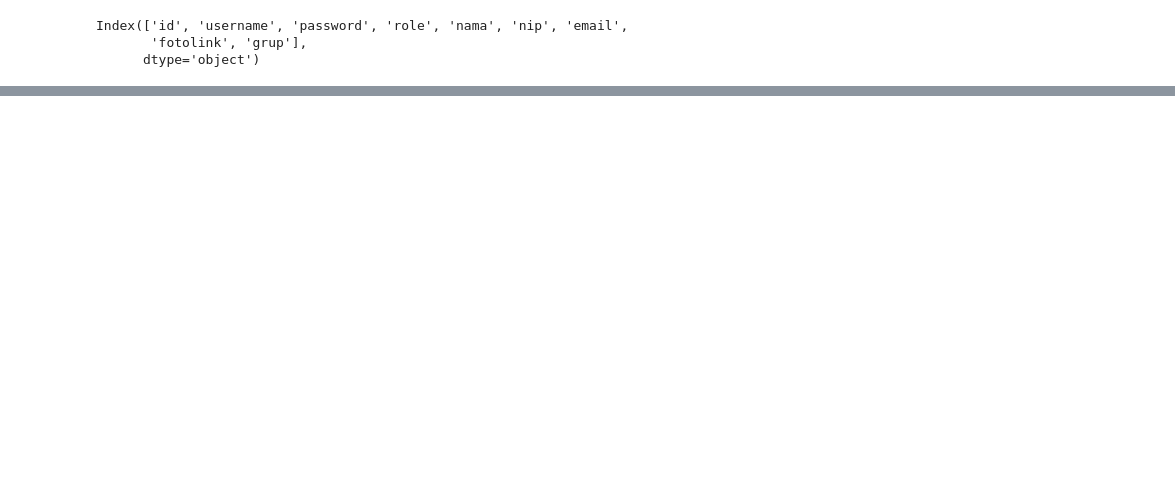
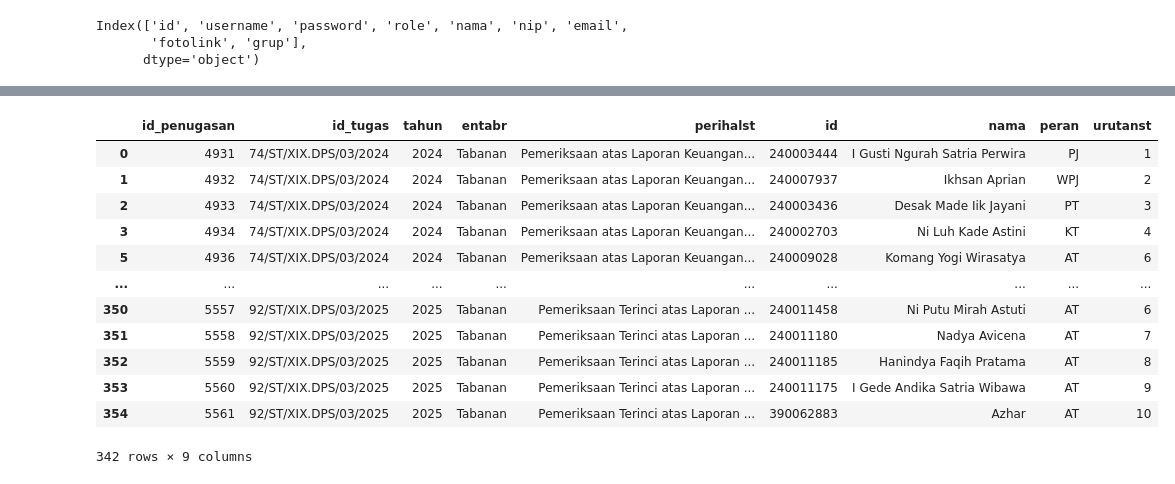
Before and after one commit to wiprada/awalokana_penilai_pemeriksa, a Jupyter notebook: backend/alat migrasi/migrasi_data_dari_db_satria.ipynb, the cells around one changed output, grey strips where cells are left out. Drawn from its saved outputs; the diff is of its cells as text; code cells hidden in the pictures; blank space fills up the shorter version.

```diff
--- a/backend/alat migrasi/migrasi_data_dari_db_satria.ipynb
+++ b/backend/alat migrasi/migrasi_data_dari_db_satria.ipynb
@@ -102,0 +49,7 @@ conn.commit()
+# %%
+# membaca tabel tugas yang harus dinilai
+df_tugas = pd.read_excel('../db_rik.xlsx', sheet_name='dinilai', dtype=str)
+df_personil = pd.read_excel('../db_rik.xlsx', sheet_name='tugas')
+# %%
+df_tugas_c = df_tugas[['id', 'thn', 'entabr', 'perihalst']].copy()
+df_tugas_c
@@ -102,0 +90,5 @@ conn.commit()
+# %%
+df_penugasan = pd.merge(df_tugas_c, df_personil, left_on='id', right_on='idst', how='left')
+df_penugasan = df_penugasan[['idst', 'id_y', 'thn', 'entabr', 'perihalst', 'nama', 'peranabr', 'urutanst']]
+df_penugasan.columns = ['id_tugas', 'id_penugasan', 'tahun', 'entabr', 'perihalst', 'nama', 'peran', 'urutanst']
+df_penugasan
@@ -102,0 +109,22 @@ conn.commit()
+# %%
+df_user_id = df_user[['id', 'nama']].copy()
+df_user_id
+
+df_penugasan_user = pd.merge(df_penugasan, df_user_id, left_on='nama', right_on='nama', how='left')
+df_penugasan_user.dropna(subset=['id'], inplace=True)
+df_penugasan_user = df_penugasan_user[['id_penugasan', 'id_tugas', 'tahun', 'entabr', 'perihalst','id', 'nama', 'peran', 'urutanst']]
+df_penugasan_user
+# %% [output]
+|  | id_penugasan | id_tugas | tahun | entabr | perihalst | id | nama | peran | urutanst |
+| 0 | 4931 | 74/ST/XIX.DPS/03/2024 | 2024 | Tabanan | Pemeriksaan atas Laporan Keuangan... | 240003444 | I Gusti Ngurah Satria Perwira | PJ | 1 |
+| 1 | 4932 | 74/ST/XIX.DPS/03/2024 | 2024 | Tabanan | Pemeriksaan atas Laporan Keuangan... | 240007937 | Ikhsan Aprian | WPJ | 2 |
+| 2 | 4933 | 74/ST/XIX.DPS/03/2024 | 2024 | Tabanan | Pemeriksaan atas Laporan Keuangan... | 240003436 | Desak Made Iik Jayani | PT | 3 |
+| 3 | 4934 | 74/ST/XIX.DPS/03/2024 | 2024 | Tabanan | Pemeriksaan atas Laporan Keuangan... | 240002703 | Ni Luh Kade Astini | KT | 4 |
+| 5 | 4936 | 74/ST/XIX.DPS/03/2024 | 2024 | Tabanan | Pemeriksaan atas Laporan Keuangan... | 240009028 | Komang Yogi Wirasatya | AT | 6 |
+| ... | ... | ... | ... | ... | ... | ... | ... | ... | ... |
+| 350 | 5557 | 92/ST/XIX.DPS/03/2025 | 2025 | Tabanan | Pemeriksaan Terinci atas Laporan ... | 240011458 | Ni Putu Mirah Astuti | AT | 6 |
+| 351 | 5558 | 92/ST/XIX.DPS/03/2025 | 2025 | Tabanan | Pemeriksaan Terinci atas Laporan ... | 240011180 | Nadya Avicena | AT | 7 |
+| 352 | 5559 | 92/ST/XIX.DPS/03/2025 | 2025 | Tabanan | Pemeriksaan Terinci atas Laporan ... | 240011185 | Hanindya Faqih Pratama | AT | 8 |
+| 353 | 5560 | 92/ST/XIX.DPS/03/2025 | 2025 | Tabanan | Pemeriksaan Terinci atas Laporan ... | 240011175 | I Gede Andika Satria Wibawa | AT | 9 |
+| 354 | 5561 | 92/ST/XIX.DPS/03/2025 | 2025 | Tabanan | Pemeriksaan Terinci atas Laporan ... | 390062883 | Azhar | AT | 10 |
+342 rows × 9 columns
```
Also changed, not shown: parts of 13 cells of this notebook, 4 other files.
